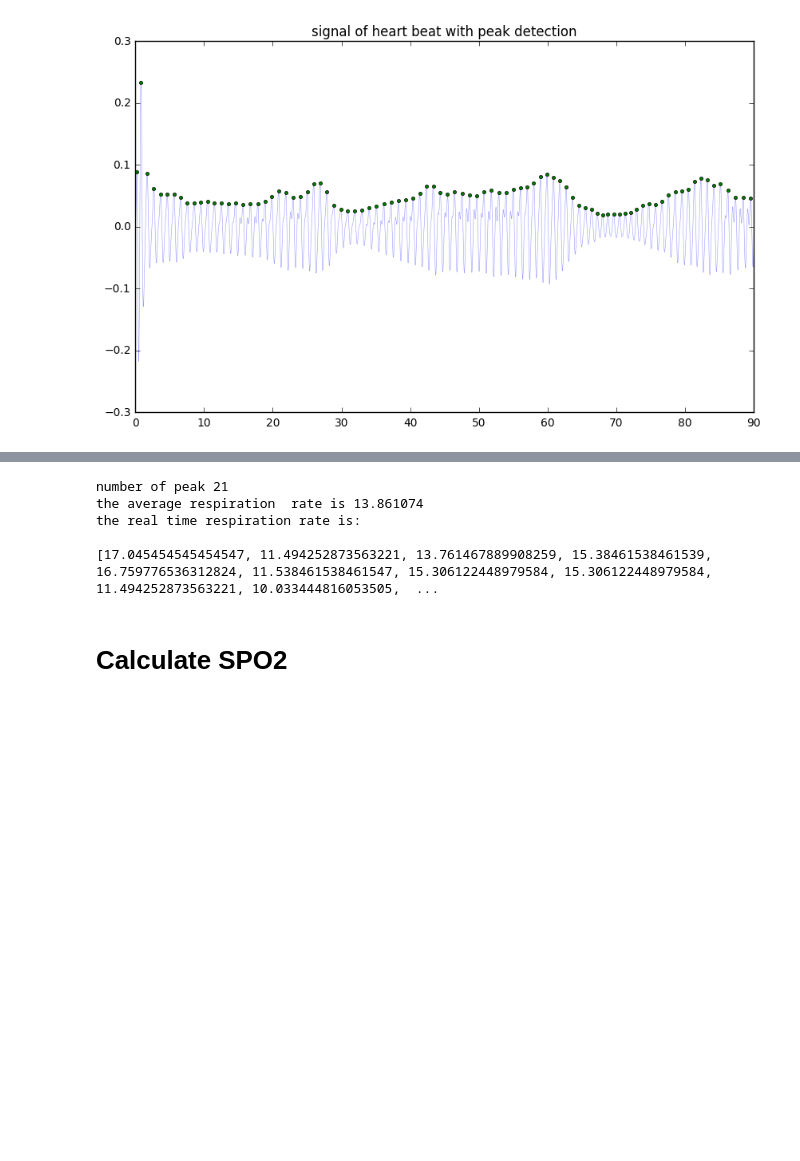
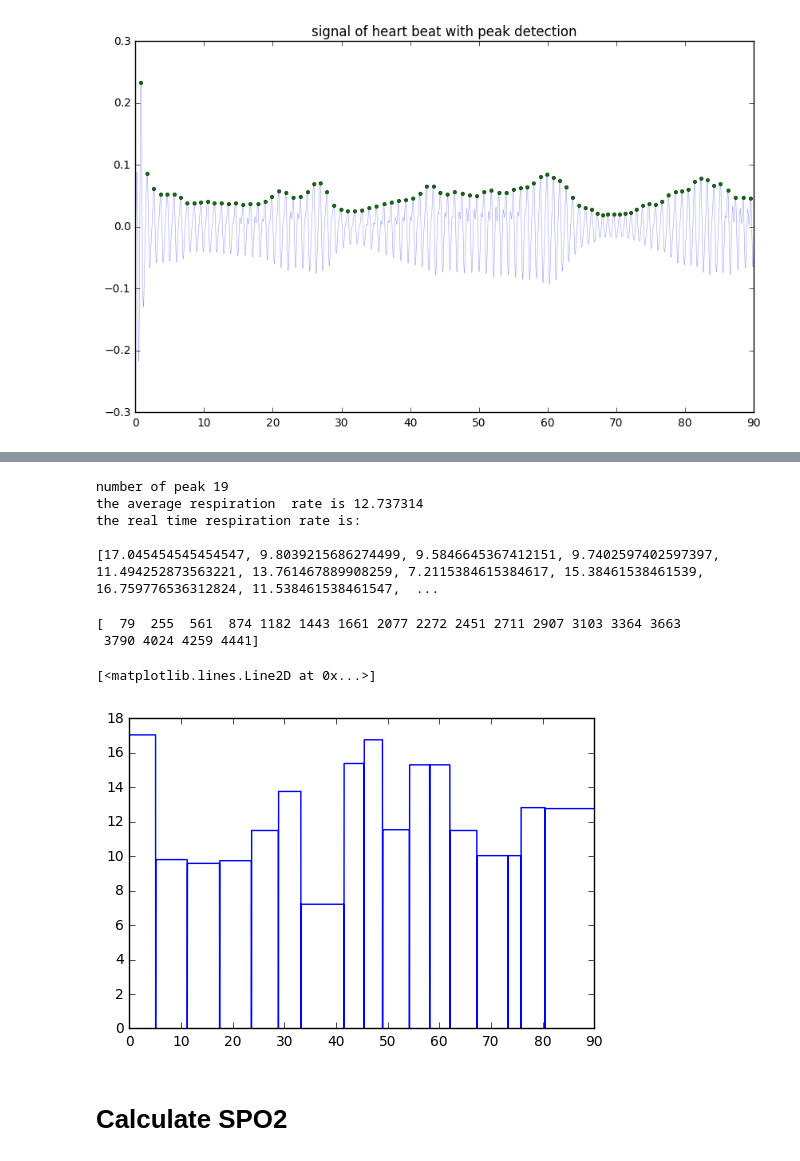
Before and after one commit to jma19/CS244Fall2017, a Jupyter notebook: Assignment#3/caculator.ipynb, the cells around one changed output, grey strips where cells are left out. Saved outputs shown, nothing was run; the diff lists cells and outputs as text; code cells hidden in the pictures; blank space fills up the shorter version.

```diff
--- a/Assignment#3/caculator.ipynb
+++ b/Assignment#3/caculator.ipynb
@@ -136,17 +150,37 @@ plt.title("signal of respiration rate with peak detection")
 [figure]
 # %%
-respiration = caculateRate(time, y, thres,min_dist,fs)
+respirationRate = caculateRate(time, y, thres,min_dist,fs)
 # filter abnormal result
-result = [x for x in respiration if x <= 20 and x >= 10]
+result = [x for x in respirationRate if x <= 20 ]
 print "the average respiration  rate is %f"% (np.sum(result)/len(result))
 print "the real time respiration rate is: \n"
 print result
 # %% [output]
-number of peak 21
-the average respiration  rate is 13.861074
+number of peak 19
+the average respiration  rate is 12.737314
 the real time respiration rate is:
 
-[17.045454545454547, 11.494252873563221, 13.761467889908259, 15.38461538461539, 16.759776536312824, 11.538461538461547, 15.306122448979584, 15.306122448979584, 11.494252873563221, 10.033444816053505,  ...
+[17.045454545454547, 9.8039215686274499, 9.5846645367412151, 9.7402597402597397, 11.494252873563221, 13.761467889908259, 7.2115384615384617, 15.38461538461539, 16.759776536312824, 11.538461538461547,  ...
+# %%
+for i in range(len(respirationRate)):
+    if respirationRate[i] > 20:
+        respirationRate[i] = respirationRate[i - 1]
+
+print respirationIndex
+respirationArray = np.zeros(len(IR))
+count = 1
+for i in range(len(respirationArray)):
+    if i < respirationIndex[count] or  count == len(respirationRate) - 1 :
+        respirationArray[i] = respirationRate[count - 1]
+    else:
+        if(count < len(respirationRate) - 1):
+            count = count + 1
+plt.plot(time, respirationArray)
+# %% [output]
+[  79  255  561  874 1182 1443 1661 2077 2272 2451 2711 2907 3103 3364 3663
+ 3790 4024 4259 4441]
+[<matplotlib.lines.Line2D at 0x...>]
+[figure, added]
 # %% [markdown]
 # Calculate SPO2
 # %% [markdown]
```
Also changed, not shown: parts of 10 cells of this notebook, 3 other files.
